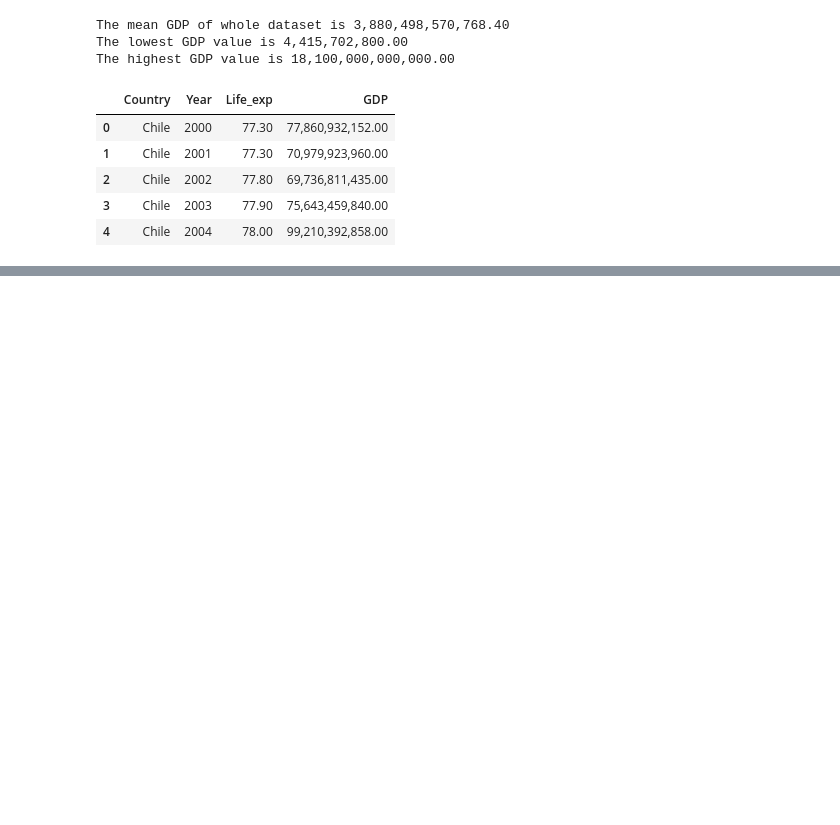
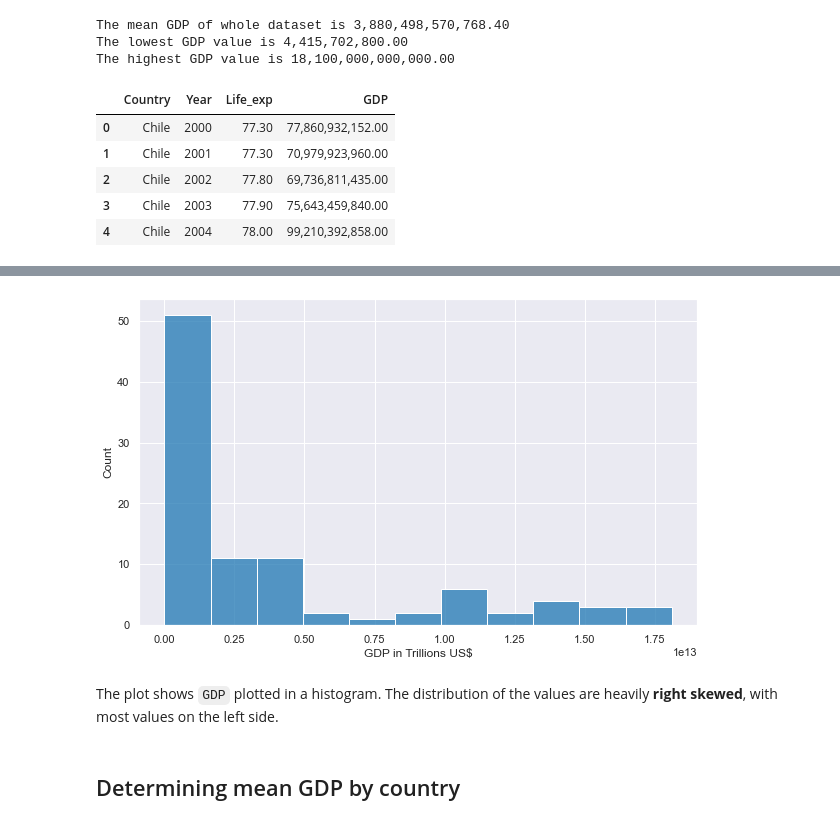
Before and after one commit to bravocharliemike/life_expectancy_gdp, a Jupyter notebook: life_expectancy_gdp.ipynb, the cells around one changed output, grey strips where cells are left out. Saved outputs shown, nothing was run; the diff lists cells and outputs as text; code cells hidden in the pictures; blank space fills up the shorter version.

```diff
--- a/life_expectancy_gdp.ipynb
+++ b/life_expectancy_gdp.ipynb
@@ -175,0 +138,12 @@ sns.barplot(data=df, x='Country', y='GDP')
+# %%
+# Plotting GDP
+plt.figure(figsize=(10, 6))
+sns.set_theme(context='notebook', style='darkgrid', palette='tab10')
+sns.histplot(df["GDP"])
+plt.xlabel('GDP in Trillions US$');
+# %% [output]
+[figure, added]
+# %% [markdown]
+The plot shows `GDP` plotted in a histogram. The distribution of the values are heavily **right skewed**, with most values on the left side.<br>
+# %% [markdown]
+## Determining mean GDP by country
```
Also changed, not shown: parts of 24 cells of this notebook.
